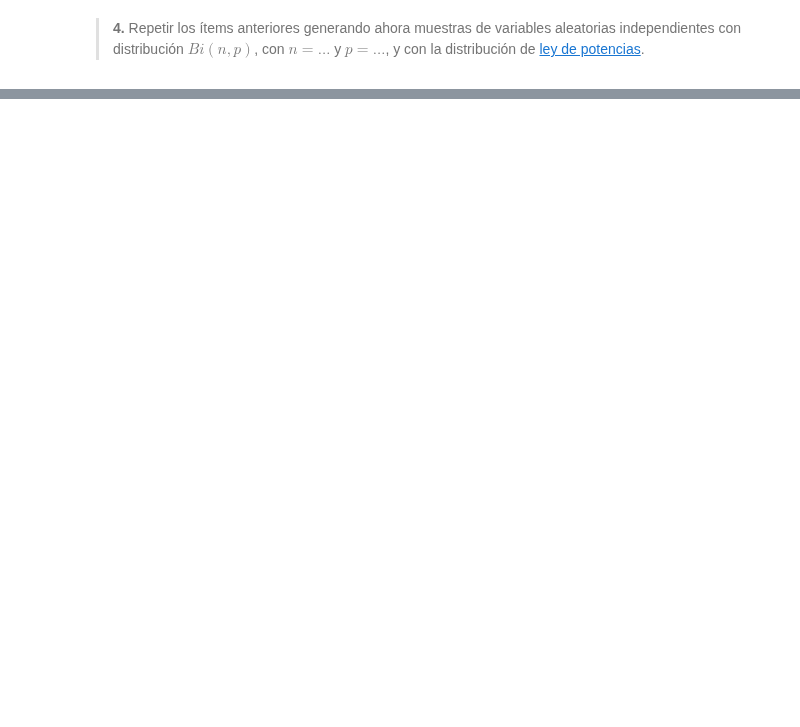
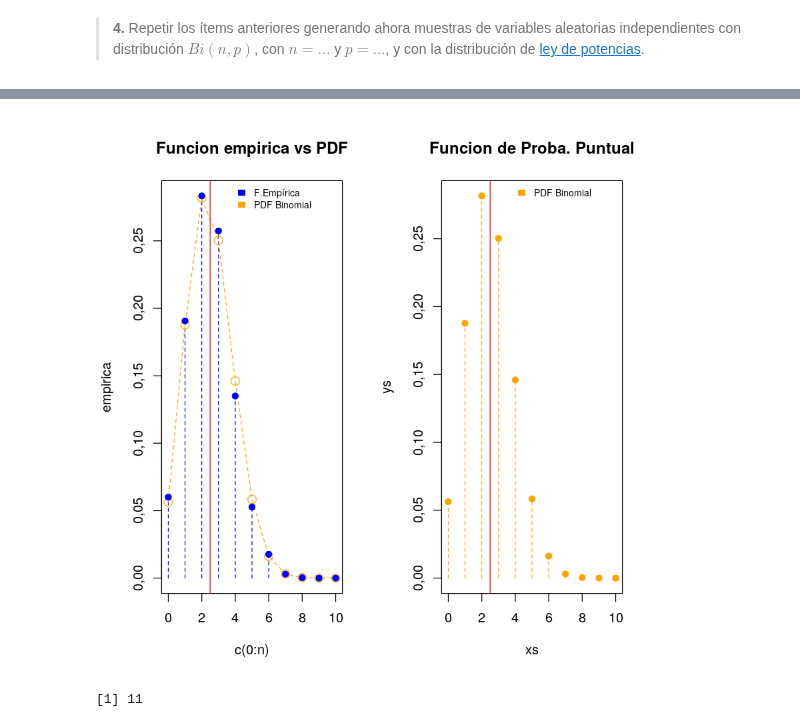
Before and after one commit to LecJackS/Probabilidades-y-Estadistica-2019-2doC, a Jupyter notebook: TP 1.ipynb, the cells around one changed output, grey strips where cells are left out. Cells and saved outputs as stored; diff of their text form; code cells hidden in the pictures; blank space fills up the shorter version.

Commit message:
binomial

```diff
--- a/TP 1.ipynb
+++ b/TP 1.ipynb
@@ -259,0 +290,18 @@ lines(seq(-6,6, 0.1), dnorm(seq(-6,6, 0.1)))
+# %%
+grilla_binomial <- function(n, p, desde=0, hasta=n, step=1) {
+    xs <- seq(desde, hasta, step)
+    ys <- numeric()
+    for (i in 1:length(xs)){
+        ys[i] <- binomial_pdf(n, p, xs[i])
+    }
+
+    valores <- data.frame (
+        xs=xs,
+        ys=ys
+    )
+    return (valores)
+}
+# %%
+n <- 10
+p <- 1/4
+head(grilla_binomial(n, p))
@@ -259,0 +316,45 @@ lines(seq(-6,6, 0.1), dnorm(seq(-6,6, 0.1)))
+# %%
+par(mfrow=c(1,2))
+
+esperanza_binomial   <- n * p
+n_muestras <- 3000
+muestras_de_binomial <- rbinom(n_muestras, size=n, prob=p)
+counts <- rep(0, n+1) #vector con ceros de tamaño n+1
+
+
+for (k in 0:n) {
+    # Cuento ocurrencias de cada k (uso 'mascara binaria') en los 30000 experimentos
+    counts[k+1] <- sum(c(muestras_de_binomial==k))
+}
+# Si normalizo las frecuencias, obtengo una aproximacion de la función
+# de probabilidad puntual: la Función Empírica
+empirica <- counts/n_muestras
+
+plot(x=c(0:n), y=empirica, type="h", col="blue", lty=20,
+     main="Funcion empirica vs PDF")
+
+lines(grilla_binomial(n, p), col="orange", lty=20)
+points(grilla_binomial(n, p), col="orange", lty=20, pch=1, cex=1.4)
+points(x=c(0:n), y=empirica, col="blue", pch=19)
+
+abline(v=esperanza_binomial, col="red")
+legend(x = "topright", legend = c("F.Empírica", "PDF Binomial"),
+       fill = c("blue","orange"),
+       bg = NA, border = NA, box.col = NA, text.width = 5, cex = 0.7)
+
+grilla <- grilla_binomial(n,p)
+plot(grilla, pch=19, cex=1, col="orange", main="Funcion de Proba. Puntual")
+segments(x0=grilla$xs, x1=grilla$xs,
+         y0=rep(0, length(grilla$xs)),
+         y1=grilla$ys,
+         col="orange", lty=20)
+abline(v=esperanza_binomial, col="red")
+legend(x = "topright", legend = c("PDF Binomial"),
+       fill = c("orange"),
+       bg = NA, border = NA, box.col = NA, text.width = 5, cex = 0.7)
+# %% [output]
+[figure, added]
+# %%
+length(grilla$xs)
+# %% [output]
+[1] 11
```
Also changed, not shown: parts of 16 cells of this notebook.
